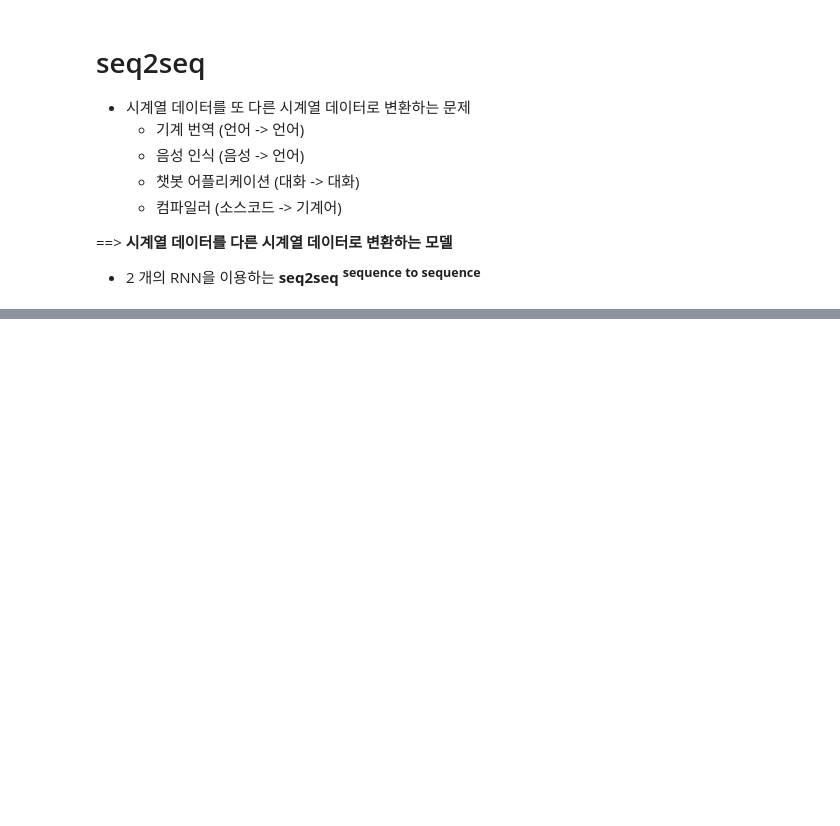
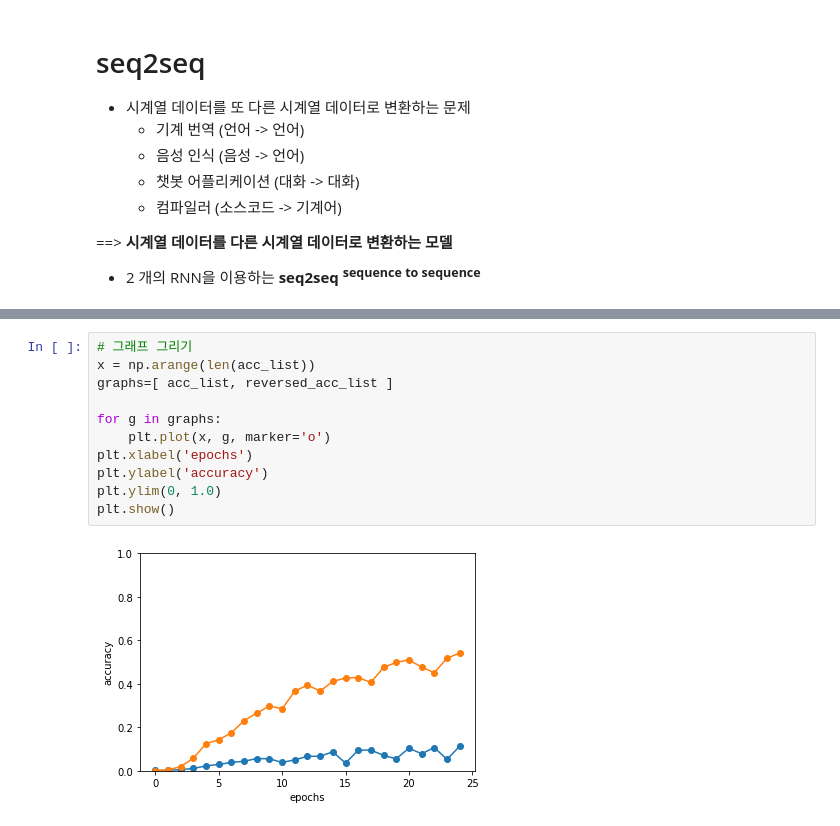
Before and after one commit to woodongk/keracorn-nlp-study, a Jupyter notebook: ch07_RNN을_사용한_문장_생성/ch07_RNN을 사용한 문장 생성.ipynb, the cells around one changed output, grey strips where cells are left out. Drawn from its saved outputs; the diff is of its cells as text; blank space fills up the shorter version.

```diff
--- a/ch07_RNN을_사용한_문장_생성/ch07_RNN을 사용한 문장 생성.ipynb
+++ b/ch07_RNN을_사용한_문장_생성/ch07_RNN을 사용한 문장 생성.ipynb
@@ -279,0 +641,13 @@ the meaning of life is selling in texas and there are a few well-known reflected
+# %%
+# 그래프 그리기
+x = np.arange(len(acc_list))
+graphs=[ acc_list, reversed_acc_list ]
+
+for g in graphs:
+    plt.plot(x, g, marker='o')
+plt.xlabel('epochs')
+plt.ylabel('accuracy')
+plt.ylim(0, 1.0)
+plt.show()
+# %% [output]
+[figure, added]
```
Also changed, not shown: parts of 18 cells of this notebook, 4 other files.
